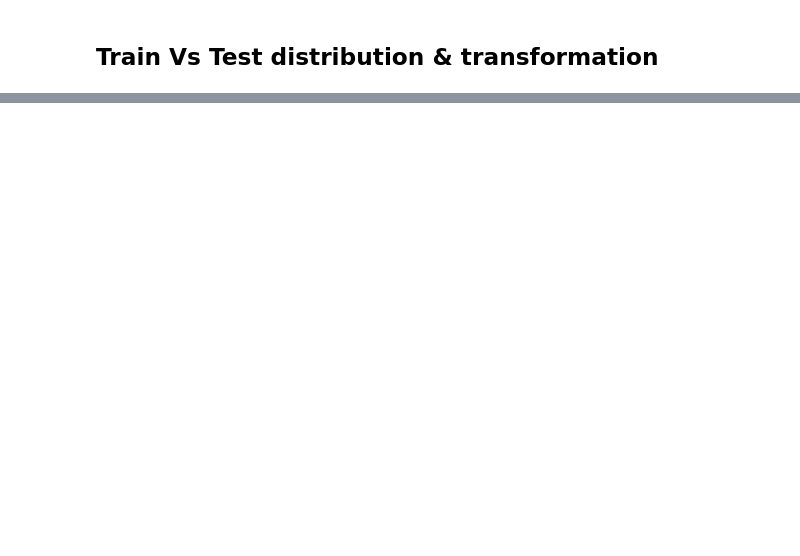
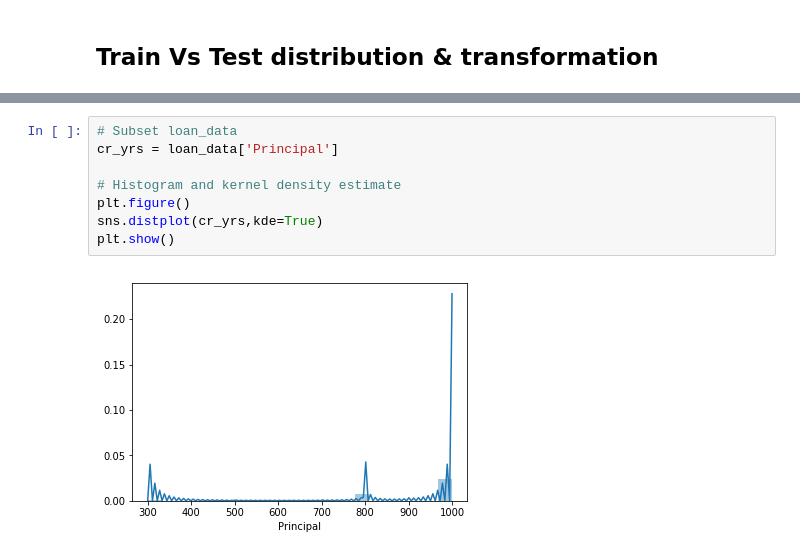
Before and after one commit to naikshubham/Machine-Learning-Interview-Questions-in-Python, a Jupyter notebook: Train Vs Test distribution & transformation.ipynb, the cells around one changed output, grey strips where cells are left out. Saved outputs shown, nothing was run; the diff lists cells and outputs as text; blank space fills up the shorter version.

```diff
--- a/Train Vs Test distribution & transformation.ipynb
+++ b/Train Vs Test distribution & transformation.ipynb
@@ -24,0 +52,10 @@ KeyError: "['Loan Status'] not in index"
+# %%
+# Subset loan_data
+cr_yrs = loan_data['Principal']
+
+# Histogram and kernel density estimate
+plt.figure()
+sns.distplot(cr_yrs,kde=True)
+plt.show()
+# %% [output]
+[figure, added]
```
Also changed, not shown: parts of 14 cells of this notebook.
